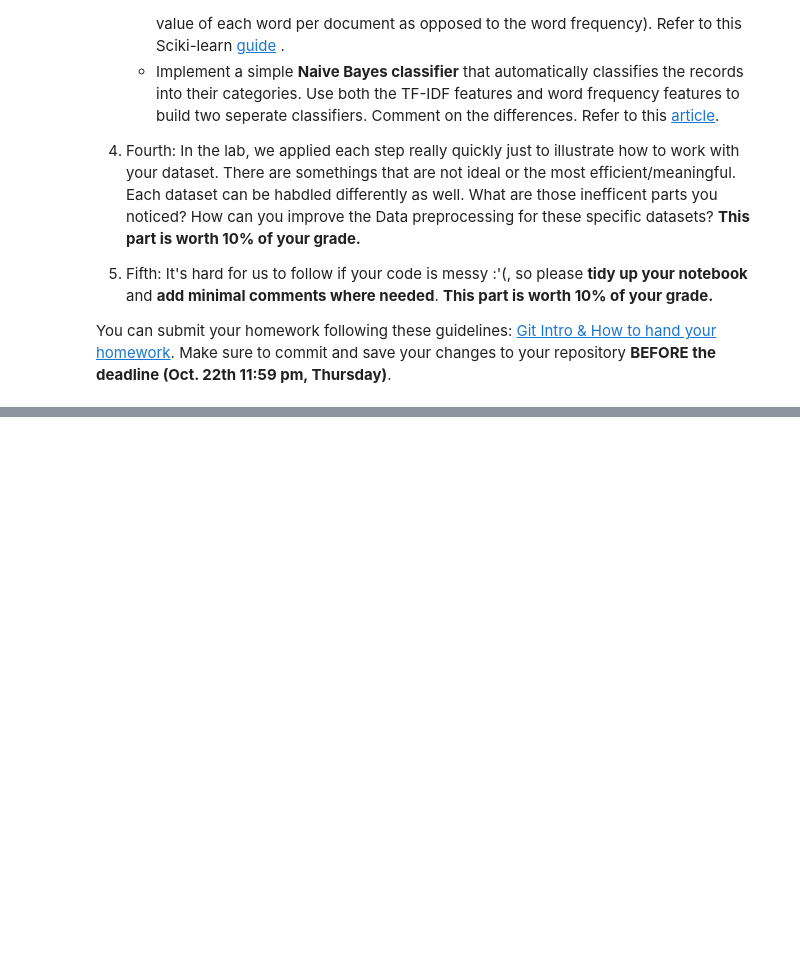
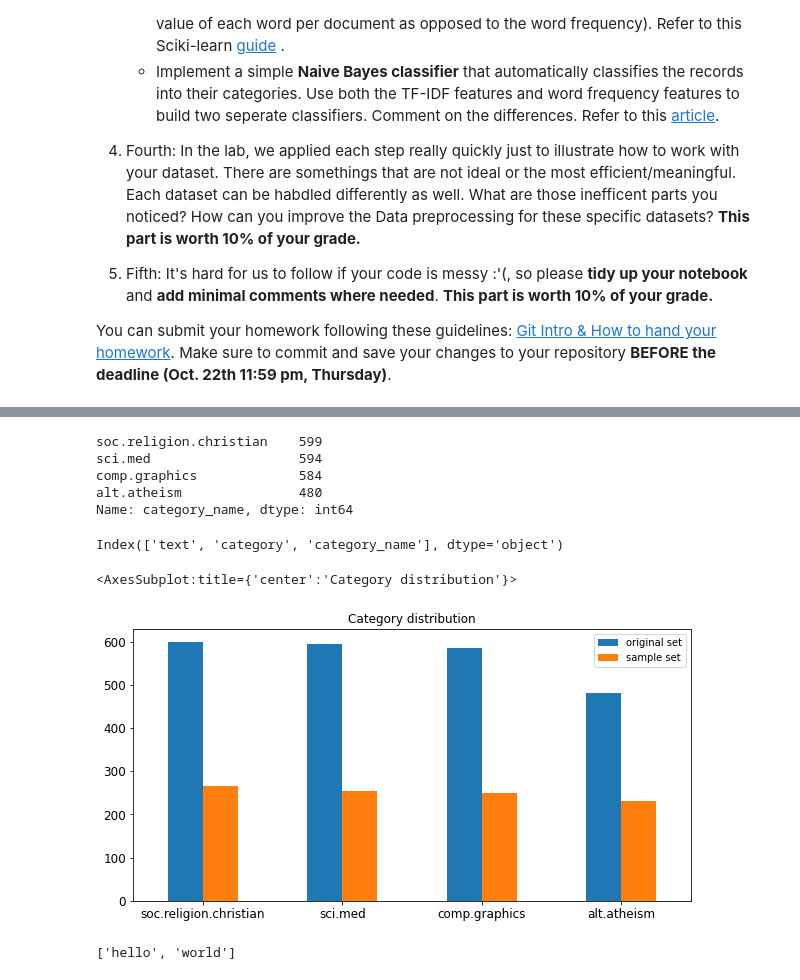
Before and after one commit to DanielLin94144/DM2020-Lab1-Homework1, a Jupyter notebook: DM2020-Lab1-Homework.ipynb, the cells around one changed output, grey strips where cells are left out. Saved outputs shown, nothing was run; the diff lists cells and outputs as text; code cells hidden in the pictures; blank space fills up the shorter version.

```diff
--- a/DM2020-Lab1-Homework.ipynb
+++ b/DM2020-Lab1-Homework.ipynb
@@ -35,0 +143,4 @@ You can submit your homework following these guidelines: [Git Intro & How to han
+# %%
+dummy_series = pd.Series(["dummy_record", 1], index=["text", "category"])
+# %%
+result_with_series = X.append(dummy_series, ignore_index=True)
@@ -35,0 +194,2 @@ You can submit your homework following these guidelines: [Git Intro & How to han
+# %%
+X_sample = X.sample(n=1000) #random state
@@ -35,0 +235,24 @@ You can submit your homework following these guidelines: [Git Intro & How to han
+# %%
+X.category_name.value_counts()
+# %% [output]
+soc.religion.christian    599
+sci.med                   594
+comp.graphics             584
+alt.atheism               480
+Name: category_name, dtype: int64
+# %%
+x = list(X.category_name.value_counts())
+x_sample = list(X_sample.category_name.value_counts())
+# %%
+print(X_sample.columns)
+# %% [output]
+Index(['text', 'category', 'category_name'], dtype='object')
+# %%
+index = ['soc.religion.christian','sci.med','comp.graphics','alt.atheism']
+df = pd.DataFrame({'original set':x, 'sample set':x_sample}, index = index)
+df.plot(kind = 'bar',
+       title = 'Category distribution',
+       rot = 0, fontsize = 12, figsize = (10,5))
+# %% [output]
+<AxesSubplot:title={'center':'Category distribution'}>
+[figure, added]
@@ -35,0 +268,5 @@ You can submit your homework following these guidelines: [Git Intro & How to han
+# %%
+analyze = count_vect.build_analyzer()
+analyze("Hello World!")
+# %% [output]
+['hello', 'world']
```
Also changed, not shown: parts of 144 cells of this notebook, 4 other files.
